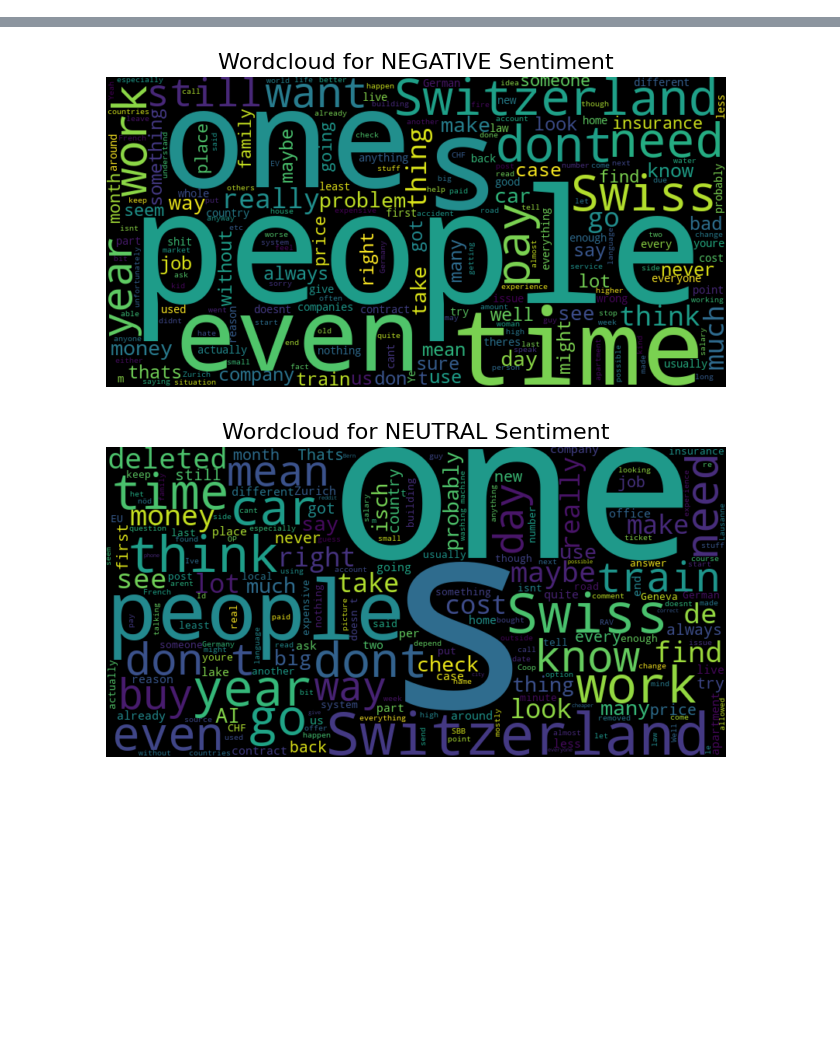
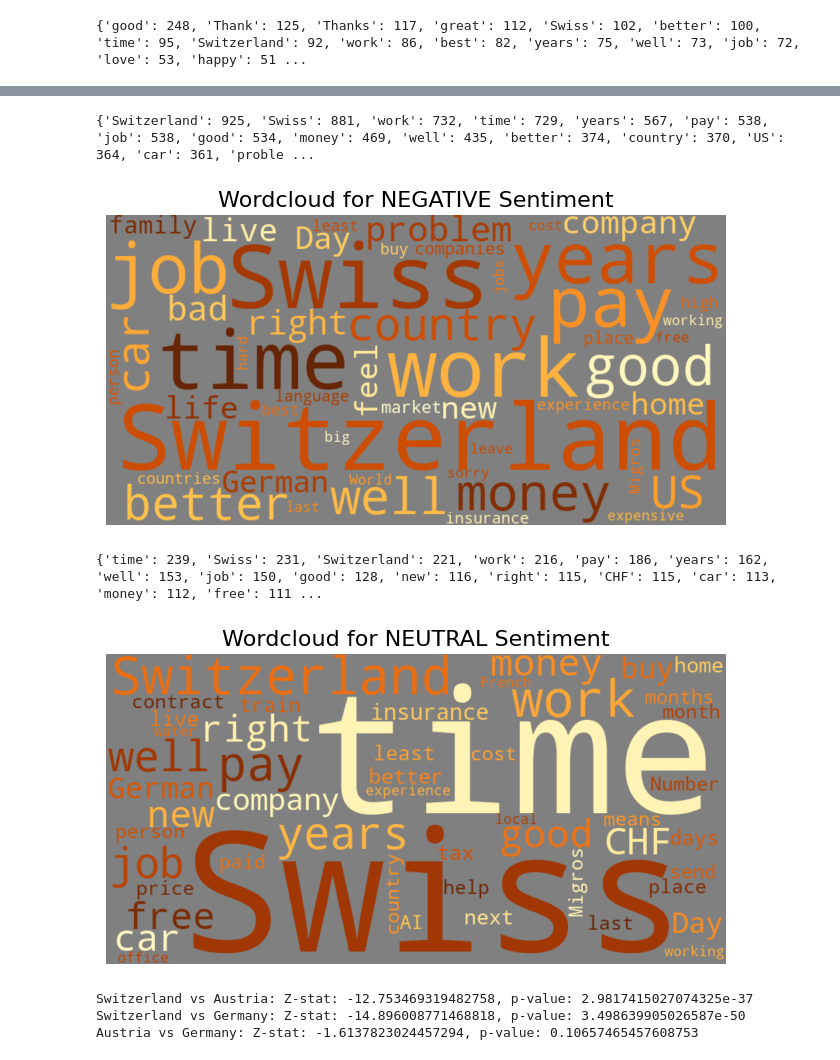
Before and after one commit to FloBrau/RedditSentiment, a Jupyter notebook: SentimentAnalysis.ipynb, the cells around one changed output, grey strips where cells are left out. Drawn from its saved outputs; the diff is of its cells as text; code cells hidden in the pictures; blank space fills up the shorter version.

```diff
--- a/SentimentAnalysis.ipynb
+++ b/SentimentAnalysis.ipynb
@@ -239,5 +484,21 @@ def generate_wordcloud(df, sentimenttype, sentiment):
+# %%
+# Defining a function for the wordcloud
+
+# Function for individual wordclouds
+def generate_wordcloud(df, sentimenttype, sentiment):
+
+    most_common_words = word_freqeuency(df, sentimenttype, sentiment, with_return=True)
+    print(most_common_words)
+    wordcloud = WordCloud(width = 800, height = 400, background_color = "grey",
+                            colormap="YlOrBr", max_words=50).generate_from_frequencies(most_common_words)
+
+    plt.figure(figsize = (8, 6))
+    plt.imshow(wordcloud, interpolation = "bilinear")
+    plt.axis("off")
+    plt.title(f"Wordcloud for {sentiment} Sentiment", fontsize=16)
+    plt.show()
 # %%
-# Generate a wordcloud for each sentiment type
-for sentiment in ['POSITIVE', 'NEGATIVE', 'NEUTRAL']:
-    generate_wordcloud(df_austria, "SentimentVADER", sentiment)
+# Applying the function
+for sentiment in ["POSITIVE", "NEGATIVE", "NEUTRAL"]:
+    generate_wordcloud(df_austria, "SentimentRoberta", sentiment)
 # %% [output]
@@ -247,5 +511,5 @@ for sentiment in ['POSITIVE', 'NEGATIVE', 'NEUTRAL']:
 # %%
-# Generate a wordcloud for each sentiment type
-for sentiment in ['POSITIVE', 'NEGATIVE', 'NEUTRAL']:
-    generate_wordcloud(df_germany, "SentimentVADER", sentiment)
+# Applying the function
+for sentiment in ["POSITIVE", "NEGATIVE", "NEUTRAL"]:
+    generate_wordcloud(df_germany, "SentimentRoberta", sentiment)
 # %% [output]
@@ -255,5 +522,6 @@ for sentiment in ['POSITIVE', 'NEGATIVE', 'NEUTRAL']:
 # %%
-# Generate a wordcloud for each sentiment type
-for sentiment in ['POSITIVE', 'NEGATIVE', 'NEUTRAL']:
-    generate_wordcloud(df_switzerland, "SentimentVADER", sentiment)
+# Applying the function
+for sentiment in ["POSITIVE", "NEGATIVE", "NEUTRAL"]:
+    generate_wordcloud(df_switzerland, "SentimentRoberta", sentiment)
 # %% [output]
+{'good': 248, 'Thank': 125, 'Thanks': 117, 'great': 112, 'Swiss': 102, 'better': 100, 'time': 95, 'Switzerland': 92, 'work': 86, 'best': 82, 'years': 75, 'well': 73, 'job': 72, 'love': 53, 'happy': 51 ...
@@ -261,2 +529,4 @@ for sentiment in ['POSITIVE', 'NEGATIVE', 'NEUTRAL']:
+{'Switzerland': 925, 'Swiss': 881, 'work': 732, 'time': 729, 'years': 567, 'pay': 538, 'job': 538, 'good': 534, 'money': 469, 'well': 435, 'better': 374, 'country': 370, 'US': 364, 'car': 361, 'proble ...
-[figure, old version]
+[figure, new version]
+{'time': 239, 'Swiss': 231, 'Switzerland': 221, 'work': 216, 'pay': 186, 'years': 162, 'well': 153, 'job': 150, 'good': 128, 'new': 116, 'right': 115, 'CHF': 115, 'car': 113, 'money': 112, 'free': 111 ...
-[figure, old version]
+[figure, new version]
@@ -262,0 +544,19 @@ for sentiment in ['POSITIVE', 'NEGATIVE', 'NEUTRAL']:
+# %%
+# Z-test for proportions
+
+# Applying the function
+swiss_pos = count_pos(df_switzerland, "SentimentRoberta")
+austria_pos = count_pos(df_austria, "SentimentRoberta")
+germany_pos = count_pos(df_germany, "SentimentRoberta")
+
+# Executing the Z-Test and printing the results
+z_stat, p_value = proportions_ztest([swiss_pos, austria_pos], [len(df_switzerland["SentimentRoberta"]), len(df_austria["SentimentRoberta"])])
+print(f"Switzerland vs Austria: Z-stat: {z_stat}, p-value: {p_value}")
+z_stat, p_value = proportions_ztest([swiss_pos, germany_pos], [len(df_switzerland["SentimentRoberta"]), len(df_germany["SentimentRoberta"])])
+print(f"Switzerland vs Germany: Z-stat: {z_stat}, p-value: {p_value}")
+z_stat, p_value = proportions_ztest([austria_pos, germany_pos], [len(df_austria["SentimentRoberta"]), len(df_germany["SentimentRoberta"])])
+print(f"Austria vs Germany: Z-stat: {z_stat}, p-value: {p_value}")
+# %% [output]
+Switzerland vs Austria: Z-stat: -12.753469319482758, p-value: 2.9817415027074325e-37
+Switzerland vs Germany: Z-stat: -14.896008771468818, p-value: 3.498639905026587e-50
+Austria vs Germany: Z-stat: -1.6137823024457294, p-value: 0.10657465457608753
```
Also changed, not shown: parts of 26 cells of this notebook, 6 other files.
